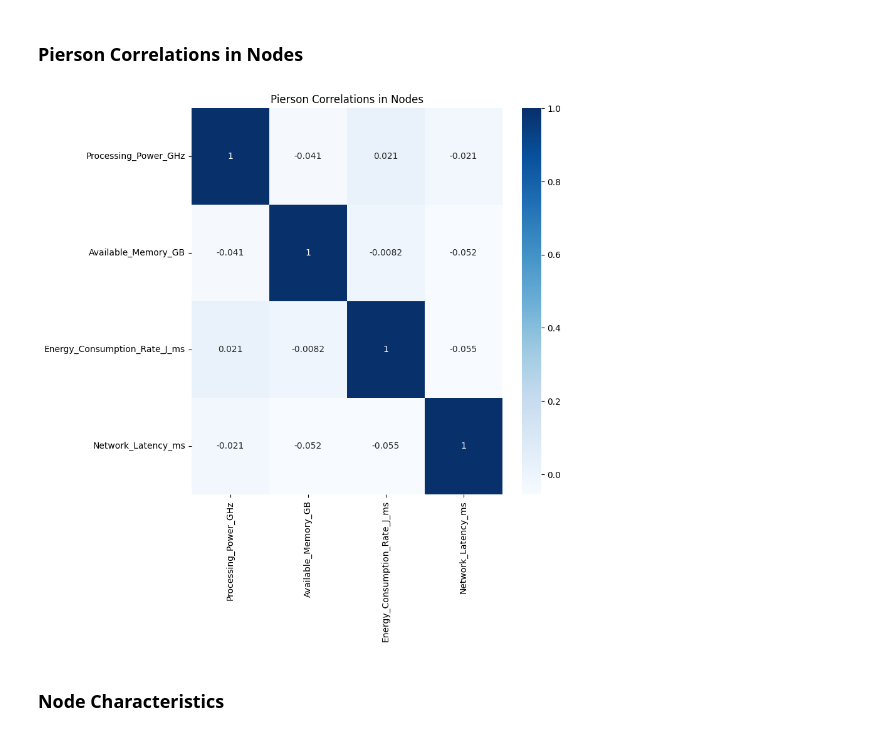
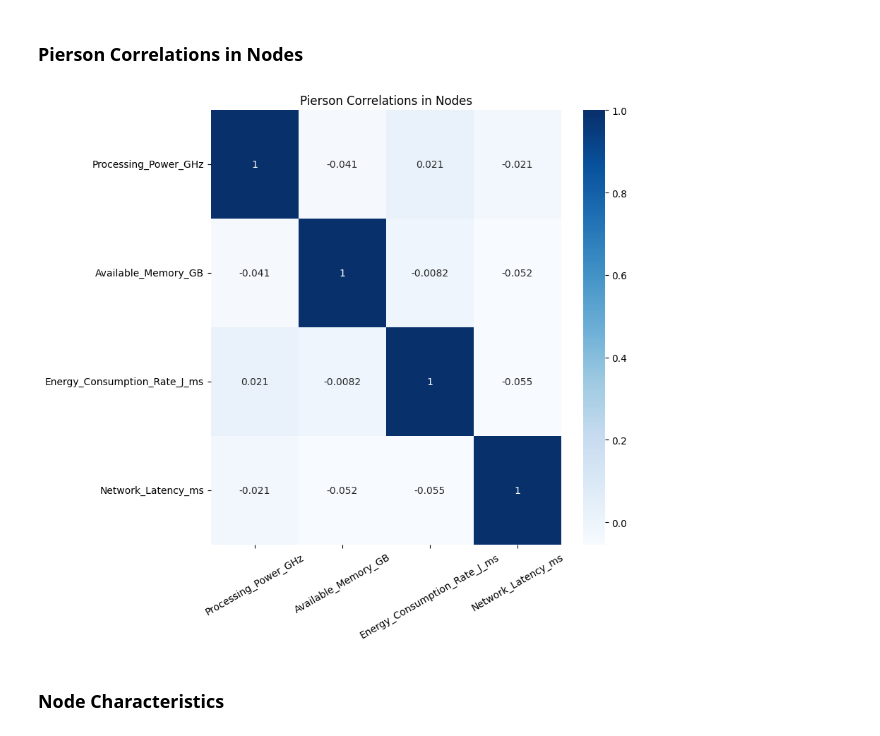
Before and after one commit to WellKnownDedication/Cloud-Computing-Performance-Metrics-Analysis, a Jupyter notebook: src/EDA.ipynb, the cells around one changed output. Cells and saved outputs as stored; diff of their text form; code cells hidden in the pictures.

```diff
--- a/src/EDA.ipynb
+++ b/src/EDA.ipynb
@@ -126,10 +151,11 @@ plt.show()
 # %%
 plt.figure(figsize=(8,8))
 sns.heatmap(nodes.corr(),cbar=True,annot=True,cmap='Blues')
 plt.title("Pierson Correlations in Nodes")
+plt.xticks(rotation=30)
 plt.show()
 # %% [output]
-[figure, old version]
+[figure, new version]
 # %% [markdown]
 ### Node Characteristics
 # %%
```
Also changed, not shown: parts of 8 cells of this notebook.
